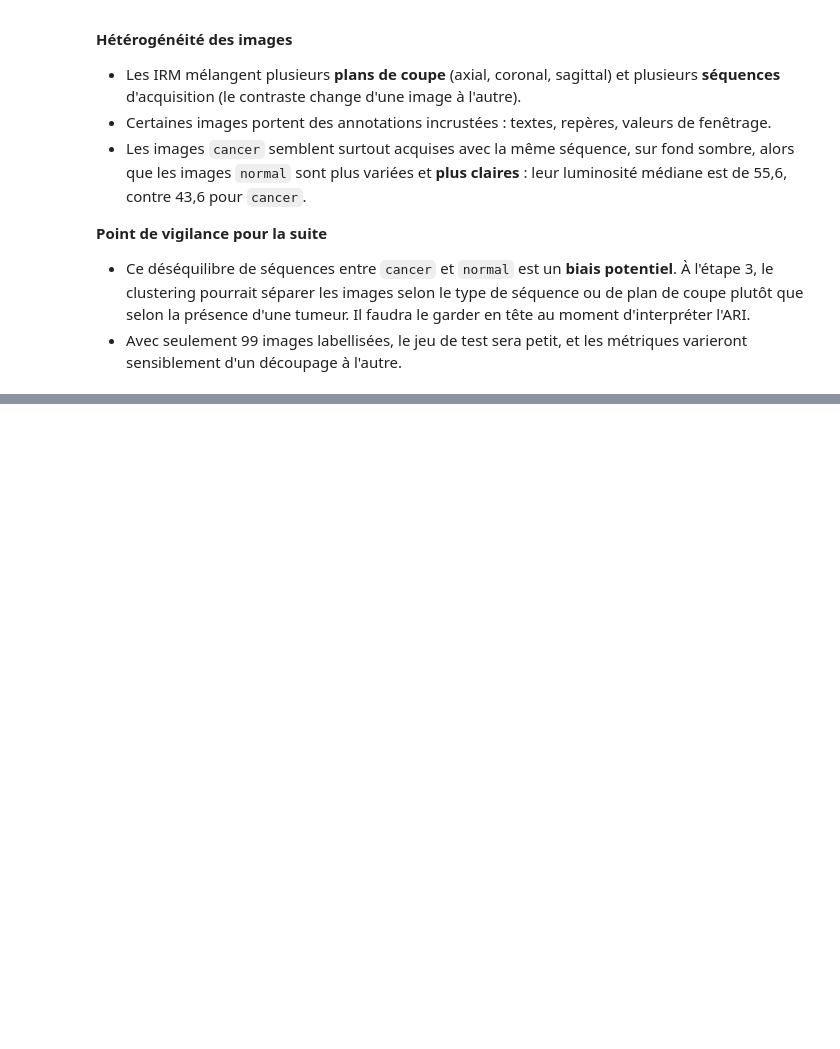
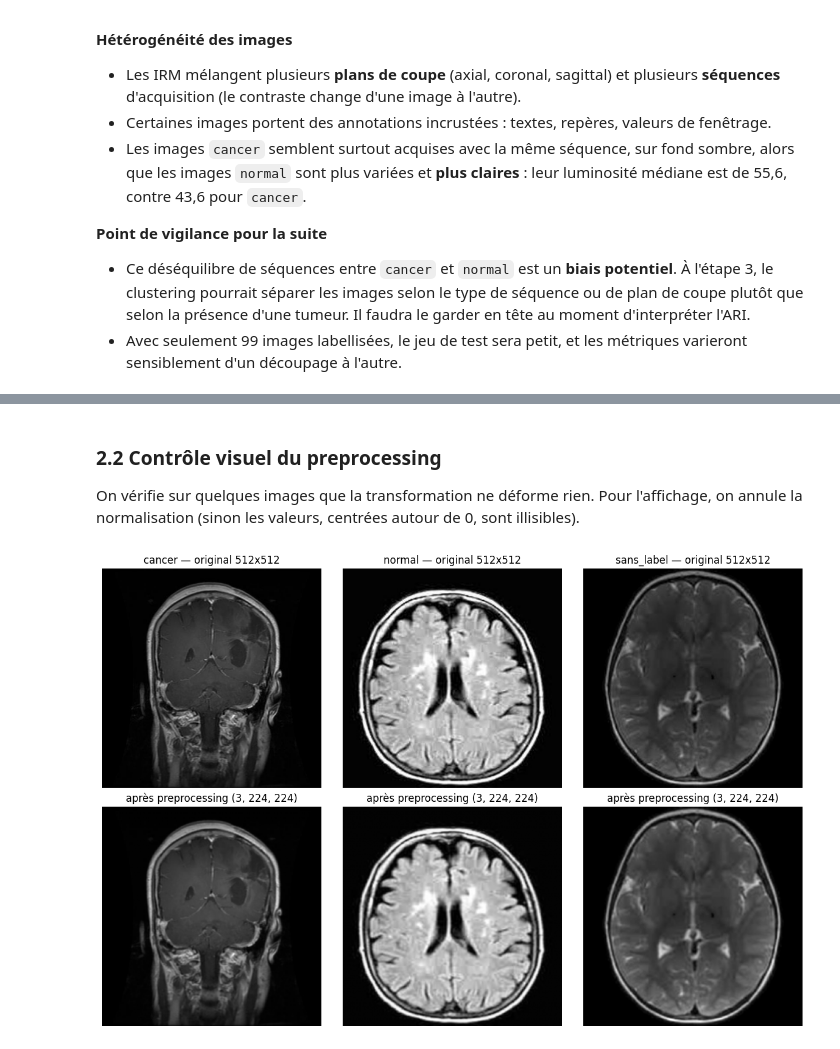
Before and after one commit to Hadri2T/Projet_7, a Jupyter notebook: notebooks/1_features_clustering.ipynb, the cells around one changed output, grey strips where cells are left out. Drawn from its saved outputs; the diff is of its cells as text; code cells hidden in the pictures; blank space fills up the shorter version.

```diff
--- a/notebooks/1_features_clustering.ipynb
+++ b/notebooks/1_features_clustering.ipynb
@@ -298,0 +316,37 @@ df_clean.groupby("groupe")["mean_intensity"].describe().round(1)
+# %%
+import torch
+from torchvision import models, transforms
+
+IMG_SIZE = 224
+IMAGENET_MEAN = [0.485, 0.456, 0.406]
+IMAGENET_STD = [0.229, 0.224, 0.225]
+
+preprocess = transforms.Compose([
+    transforms.Grayscale(num_output_channels=3),         # gris, recopié sur 3 canaux
+    transforms.Resize((IMG_SIZE, IMG_SIZE)),              # 512x512 -> 224x224, sans recadrage
+    transforms.ToTensor(),                                # [0, 255] -> [0, 1], format (C, H, W)
+    transforms.Normalize(IMAGENET_MEAN, IMAGENET_STD),    # même distribution que les images d'ImageNet
+])
+# %% [markdown]
+### 2.2 Contrôle visuel du preprocessing
+
+On vérifie sur quelques images que la transformation ne déforme rien. Pour l'affichage, on annule la normalisation (sinon les valeurs, centrées autour de 0, sont illisibles).
+# %%
+sample = df_clean.groupby("groupe").sample(1, random_state=0)
+
+fig, axes = plt.subplots(2, len(sample), figsize=(4 * len(sample), 8))
+for col, (_, row) in enumerate(sample.iterrows()):
+    tensor = preprocess(Image.open(row["path"]))
+    # Annule la normalisation sur le premier canal (les 3 sont identiques) pour afficher l'image
+    displayed = tensor[0] * IMAGENET_STD[0] + IMAGENET_MEAN[0]
+
+    axes[0, col].imshow(Image.open(row["path"]), cmap="gray")
+    axes[0, col].set_title(f"{row['groupe']} — original 512x512")
+    axes[1, col].imshow(displayed, cmap="gray")
+    axes[1, col].set_title(f"après preprocessing {tuple(tensor.shape)}")
+    for ax in axes[:, col]:
+        ax.axis("off")
+plt.tight_layout()
+plt.show()
+# %% [output]
+[figure, added]
```
Also changed, not shown: parts of 16 cells of this notebook, 2 other files.
